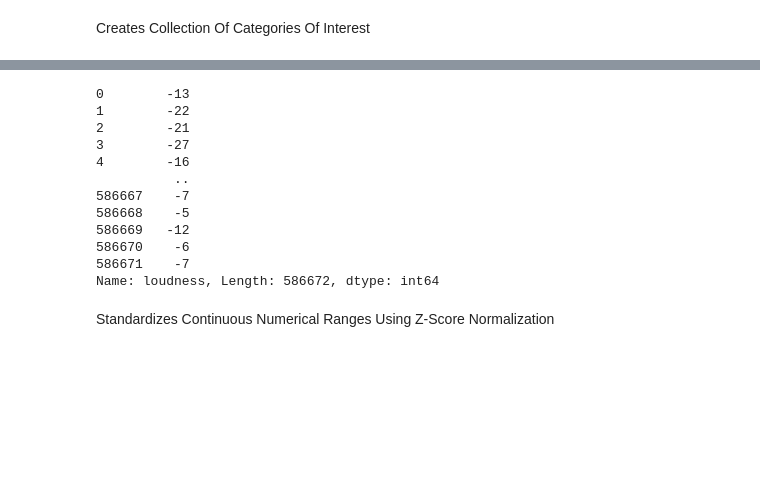
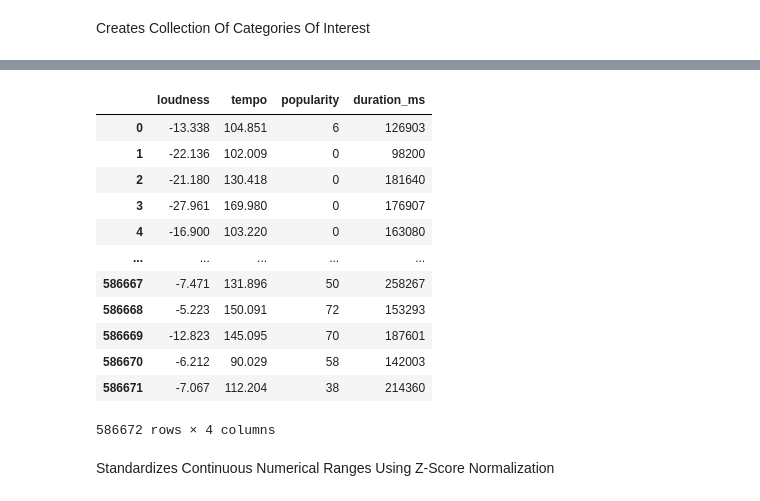
Before and after one commit to pjmaguire/find_me_music, a Jupyter notebook: Find_Me_Music.ipynb, the cells around one changed output, grey strips where cells are left out. Saved outputs shown, nothing was run; the diff lists cells and outputs as text; code cells hidden in the pictures; blank space fills up the shorter version.

```diff
--- a/Find_Me_Music.ipynb
+++ b/Find_Me_Music.ipynb
@@ -367,24 +367,27 @@ song_data.head()
 # %%
 #tracks["loudness"] = abs(tracks["loudness"])
 #tracks["loudness"].plot.hist()
 
-tracks["loudness"].apply(int)
-
 #for x in continuous_numerical_columns:
 #    tracks[x] = tracks[x].apply(literal_eval)
+
+#tracks["loudness"].apply(int)
+
+song_data[continuous_numerical_columns]
 # %% [output]
+|  | loudness | tempo | popularity | duration_ms |
+| 0 | -13.338 | 104.851 | 6 | 126903 |
+| 1 | -22.136 | 102.009 | 0 | 98200 |
+| 2 | -21.180 | 130.418 | 0 | 181640 |
+| 3 | -27.961 | 169.980 | 0 | 176907 |
+| 4 | -16.900 | 103.220 | 0 | 163080 |
+| ... | ... | ... | ... | ... |
+| 586667 | -7.471 | 131.896 | 50 | 258267 |
+| 586668 | -5.223 | 150.091 | 72 | 153293 |
+| 586669 | -12.823 | 145.095 | 70 | 187601 |
+| 586670 | -6.212 | 90.029 | 58 | 142003 |
+| 586671 | -7.067 | 112.204 | 38 | 214360 |
-0        -13
-1        -22
-2        -21
-3        -27
-4        -16
-          ..
-586667    -7
-586668    -5
-586669   -12
-586670    -6
-586671    -7
-Name: loudness, Length: 586672, dtype: int64
+586672 rows × 4 columns
 # %% [markdown]
 Standardizes Continuous Numerical Ranges Using Z-Score Normalization
 # %%
```
Also changed, not shown: parts of 3 cells of this notebook.
